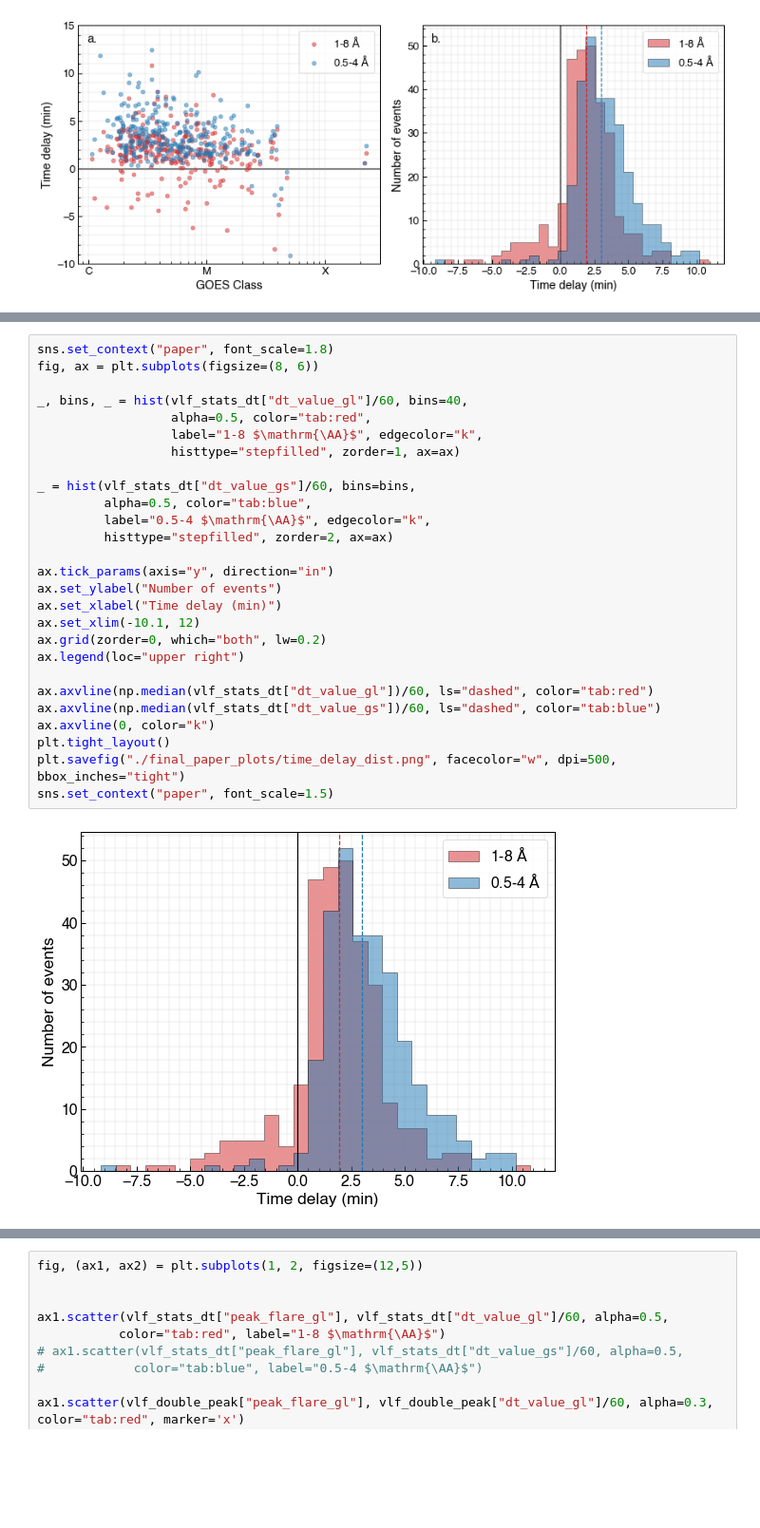
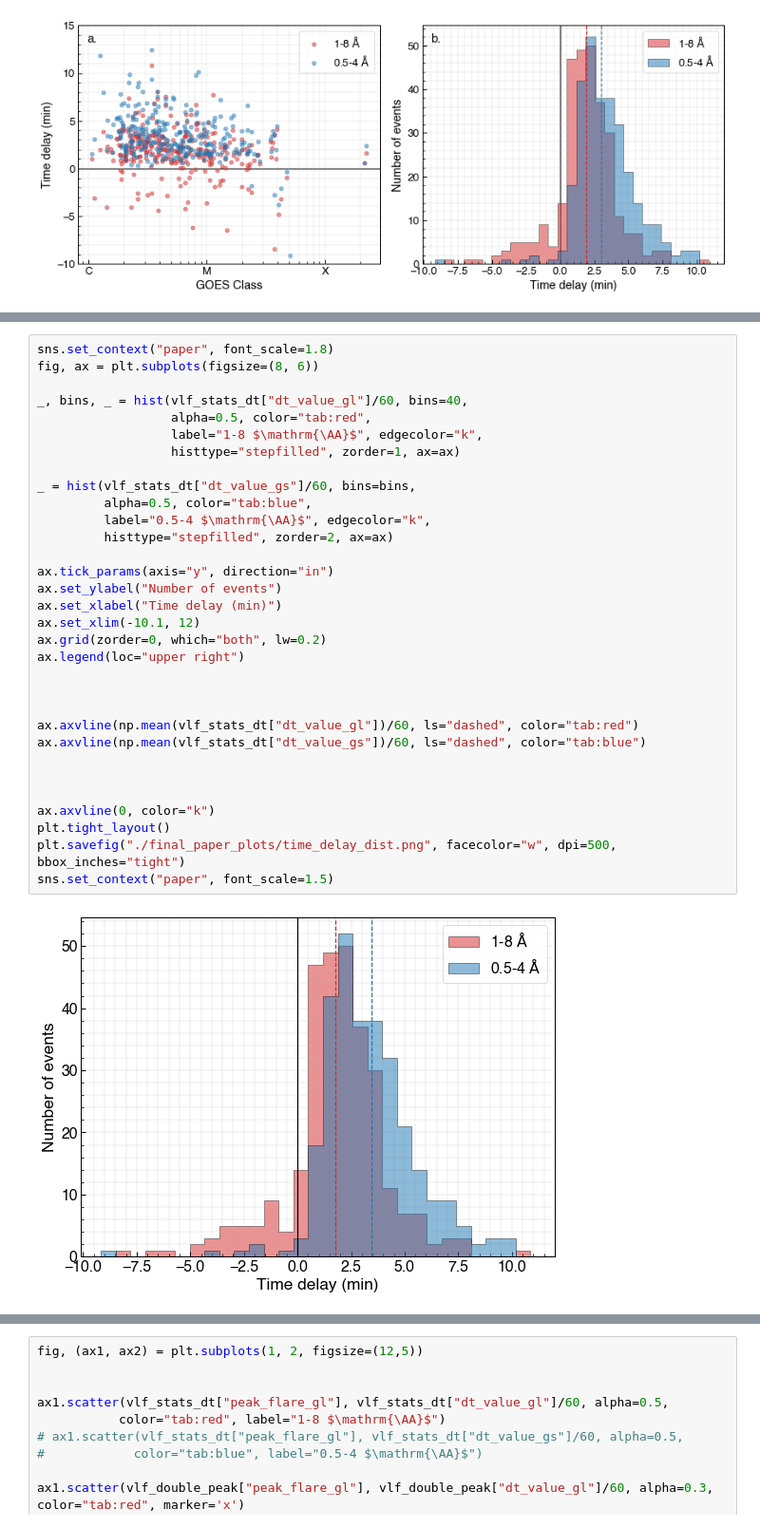
Before and after one commit to hayesla/ionospheric-analysis, a Jupyter notebook: ionospheric_paper/paper_plots_w_new_df.ipynb, the cells around one changed output, grey strips where cells are left out. Shown at 95% size. Saved outputs shown, nothing was run; the diff lists cells and outputs as text; blank space fills up the shorter version.

```diff
--- a/ionospheric_paper/paper_plots_w_new_df.ipynb
+++ b/ionospheric_paper/paper_plots_w_new_df.ipynb
@@ -522,29 +536,34 @@ plt.savefig("./final_paper_plots/time_delay_plots_sep.png", facecolor="w", dpi=5
 # %%
 sns.set_context("paper", font_scale=1.8)
 fig, ax = plt.subplots(figsize=(8, 6))
 
 _, bins, _ = hist(vlf_stats_dt["dt_value_gl"]/60, bins=40,
                   alpha=0.5, color="tab:red",
                   label="1-8 $\mathrm{\AA}$", edgecolor="k",
                   histtype="stepfilled", zorder=1, ax=ax)
 
 _ = hist(vlf_stats_dt["dt_value_gs"]/60, bins=bins,
          alpha=0.5, color="tab:blue",
          label="0.5-4 $\mathrm{\AA}$", edgecolor="k",
          histtype="stepfilled", zorder=2, ax=ax)
 
 ax.tick_params(axis="y", direction="in")
 ax.set_ylabel("Number of events")
 ax.set_xlabel("Time delay (min)")
 ax.set_xlim(-10.1, 12)
 ax.grid(zorder=0, which="both", lw=0.2)
 ax.legend(loc="upper right")
 
-ax.axvline(np.median(vlf_stats_dt["dt_value_gl"])/60, ls="dashed", color="tab:red")
-ax.axvline(np.median(vlf_stats_dt["dt_value_gs"])/60, ls="dashed", color="tab:blue")
+
+
+ax.axvline(np.mean(vlf_stats_dt["dt_value_gl"])/60, ls="dashed", color="tab:red")
+ax.axvline(np.mean(vlf_stats_dt["dt_value_gs"])/60, ls="dashed", color="tab:blue")
+
+
+
 ax.axvline(0, color="k")
 plt.tight_layout()
 plt.savefig("./final_paper_plots/time_delay_dist.png", facecolor="w", dpi=500, bbox_inches="tight")
 sns.set_context("paper", font_scale=1.5)
 # %% [output]
-[figure, old version]
+[figure, new version]
```
Also changed, not shown: parts of 4 cells of this notebook.
